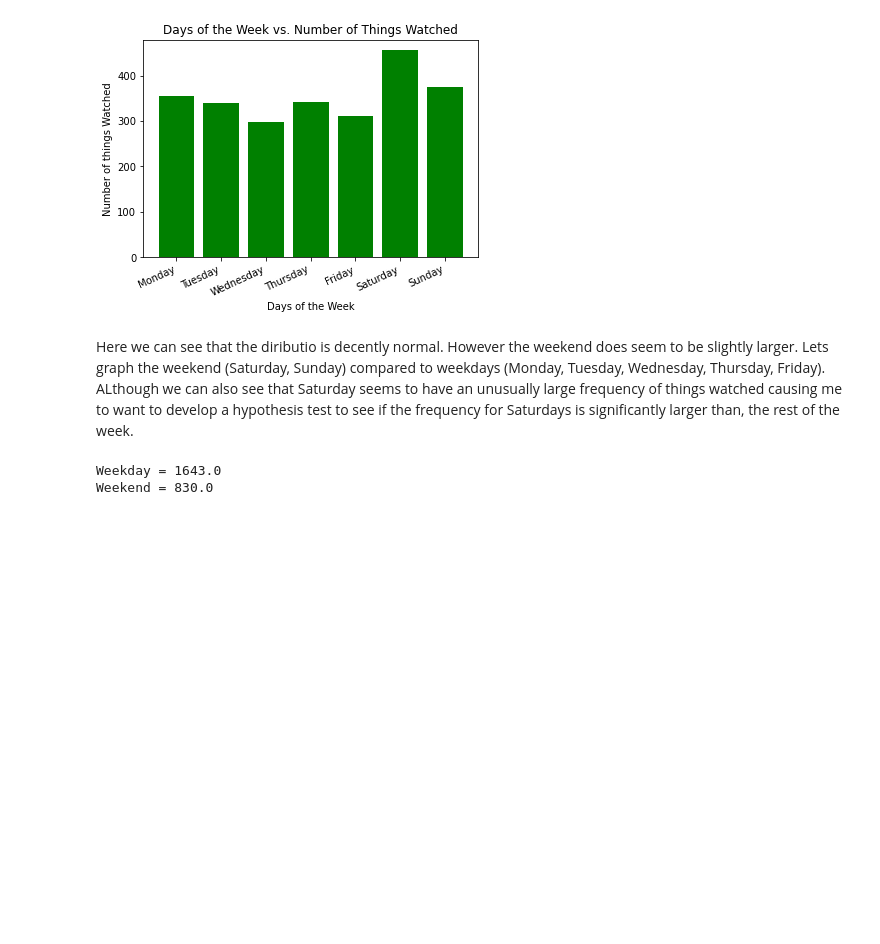
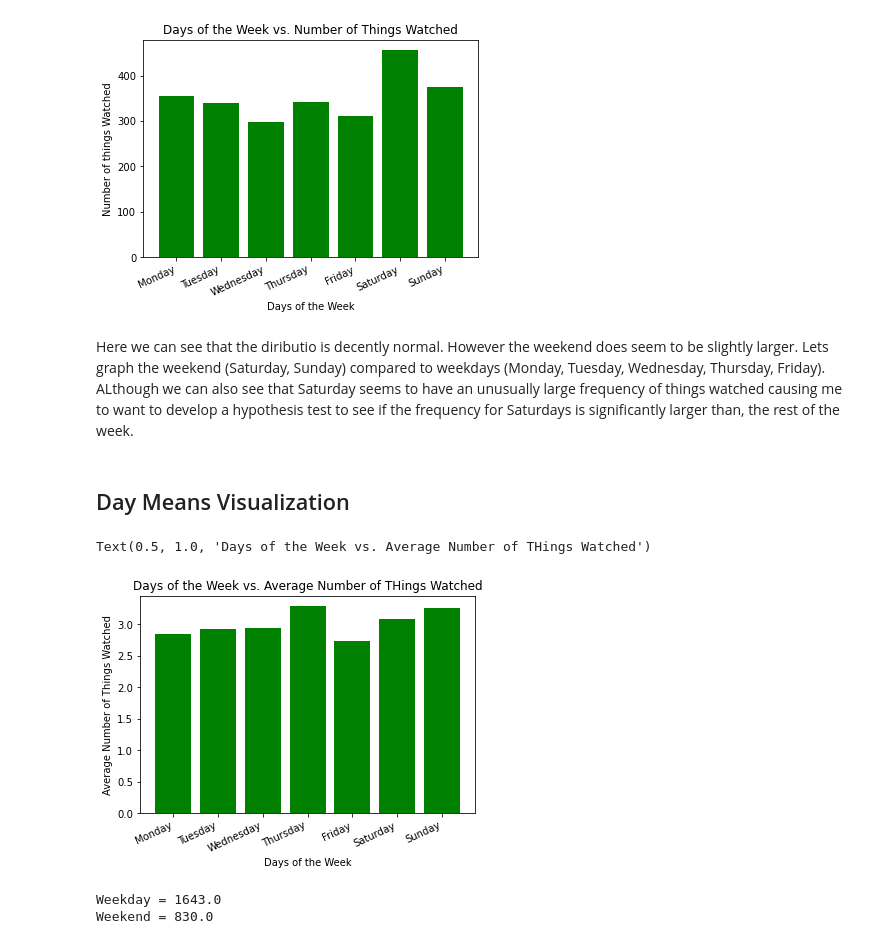
Before and after one commit to georgecalv/DataScienceFinalProject, a Jupyter notebook: Netflix_Weather_Days.ipynb, the cells around one changed output. Drawn from its saved outputs; the diff is of its cells as text; code cells hidden in the pictures; blank space fills up the shorter version.

Commit message:
Day means Visulaization

```diff
--- a/Netflix_Weather_Days.ipynb
+++ b/Netflix_Weather_Days.ipynb
@@ -354,6 +354,24 @@ Text(0.5, 1.0, 'Days of the Week vs. Number of Things Watched')
 [figure]
 # %% [markdown]
 Here we can see that the diributio is decently normal. However the weekend does seem to be slightly larger. Lets graph the weekend (Saturday, Sunday) compared to weekdays (Monday, Tuesday, Wednesday, Thursday, Friday). ALthough we can also see that Saturday seems to have an unusually large frequency of things watched causing me to want to develop a hypothesis test to see if the frequency for Saturdays is significantly larger than, the rest of the week.
+# %% [markdown]
+## Day Means Visualization
+# %%
+days_means = [0] * 7
+for day in range(len(days_list)):
+    temp_df = fully_merged_df.loc[fully_merged_df["Day of Week"] == days_list[day]]
+    frequency = temp_df["Things Watched"].mean()
+    days_freq[day] = frequency
+
+plt.figure()
+plt.bar(days_list, days_freq, color = "green")
+plt.xticks(rotation = 25, ha = "right")
+plt.xlabel("Days of the Week")
+plt.ylabel("Average Number of Things Watched")
+plt.title("Days of the Week vs. Average Number of THings Watched")
+# %% [output]
+Text(0.5, 1.0, 'Days of the Week vs. Average Number of THings Watched')
+[figure, added]
 # %%
 weekend_list = ["Saturday", "Sunday"]
 weekend_freq = 0
```
